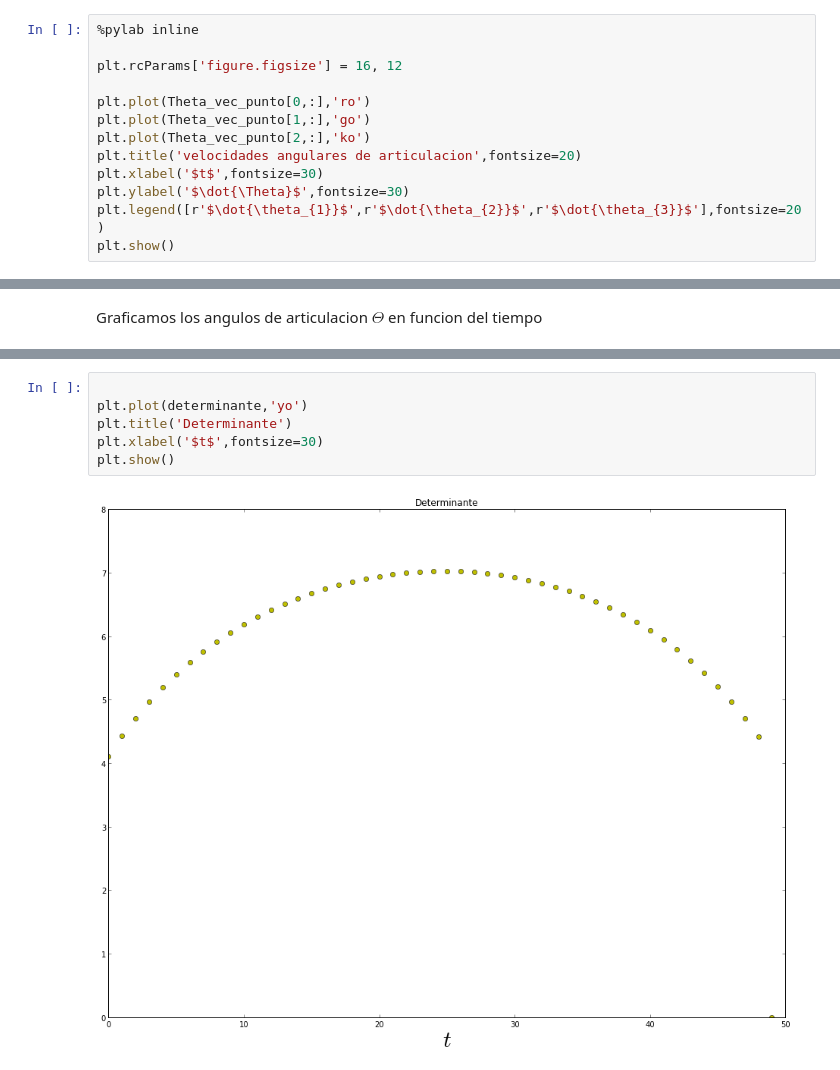
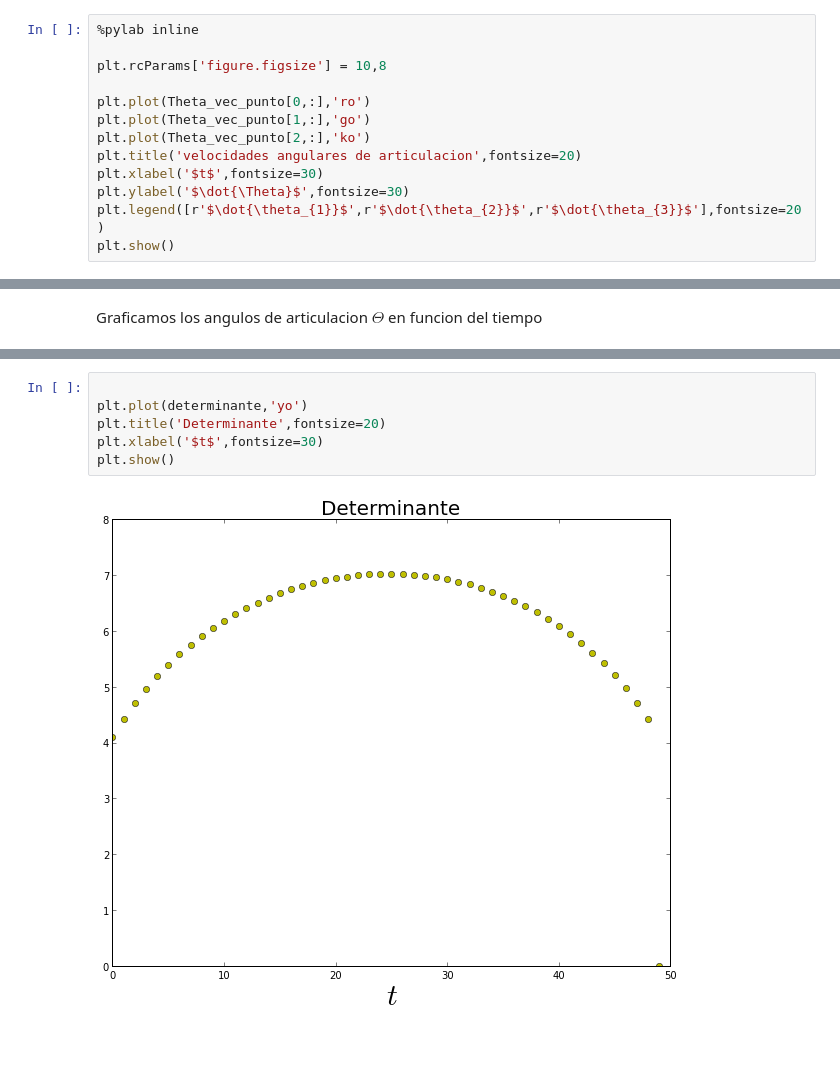
Before and after one commit to elsuizo/Control_de_robots_py, a Jupyter notebook: tp4.ipynb, the cells around one changed output, grey strips where cells are left out. Saved outputs shown, nothing was run; the diff lists cells and outputs as text; blank space fills up the shorter version.

```diff
--- a/tp4.ipynb
+++ b/tp4.ipynb
@@ -391,7 +391,7 @@ Graficamos las velocidades $\dot{\Theta}$
 # %%
 %pylab inline
 
-plt.rcParams['figure.figsize'] = 16, 12
+plt.rcParams['figure.figsize'] = 10,8
 
 plt.plot(Theta_vec_punto[0,:],'ro')
 plt.plot(Theta_vec_punto[1,:],'go')
@@ -420,8 +420,8 @@ plt.show()
 # %%
 
 plt.plot(determinante,'yo')
-plt.title('Determinante')
+plt.title('Determinante',fontsize=20)
 plt.xlabel('$t$',fontsize=30)
 plt.show()
 # %% [output]
-[figure, old version]
+[figure, new version]
```
Also changed, not shown: parts of 2 cells of this notebook.
